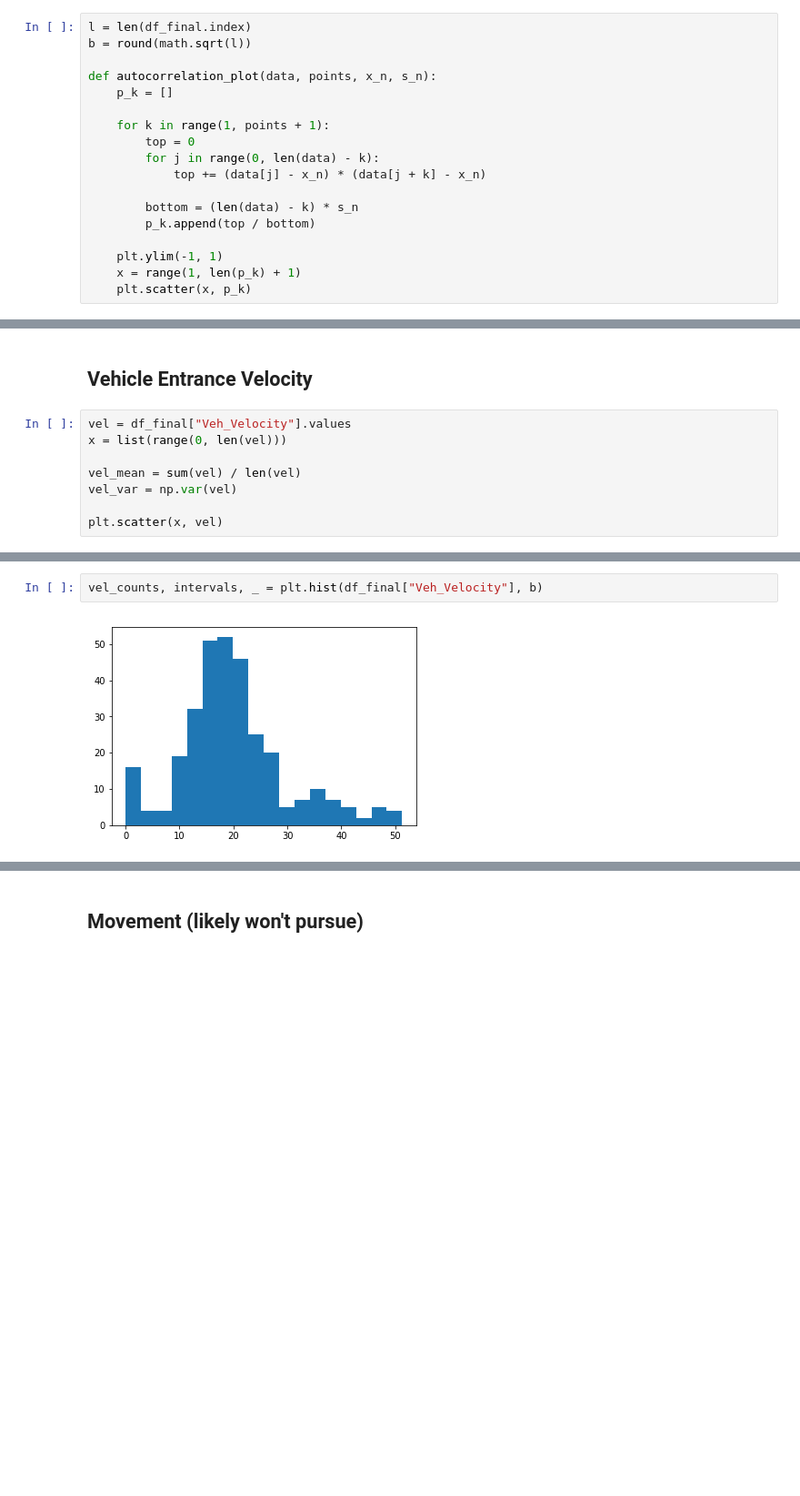
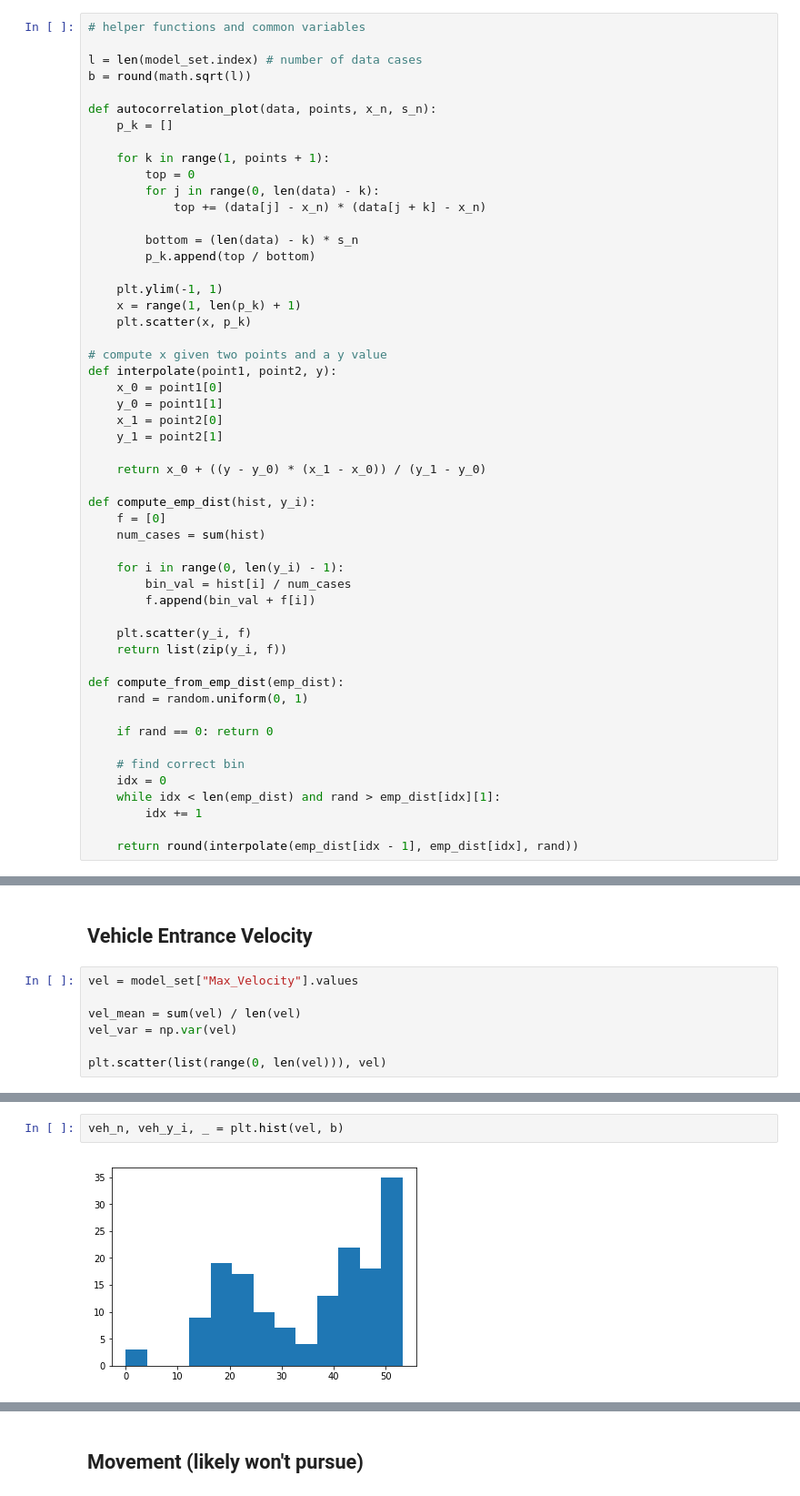
Before and after one commit to bglowniak/TrafficSimulation, a Jupyter notebook: Input Analysis/Input Analysis.ipynb, the cells around one changed output, grey strips where cells are left out. Shown at 91% size. Saved outputs shown, nothing was run; the diff lists cells and outputs as text; blank space fills up the shorter version.

```diff
--- a/Input Analysis/Input Analysis.ipynb
+++ b/Input Analysis/Input Analysis.ipynb
@@ -68,7 +80,9 @@ df_final.to_csv("Processed_vehicle_data.csv", index=False)
 # %% [markdown]
 # Input Analysis
 # %%
-l = len(df_final.index)
+# helper functions and common variables
+
+l = len(model_set.index) # number of data cases
 b = round(math.sqrt(l))
 
 def autocorrelation_plot(data, points, x_n, s_n):
@@ -85,6 +99,38 @@ def autocorrelation_plot(data, points, x_n, s_n):
     plt.ylim(-1, 1)
     x = range(1, len(p_k) + 1)
     plt.scatter(x, p_k)
+
+# compute x given two points and a y value
+def interpolate(point1, point2, y):
+    x_0 = point1[0]
+    y_0 = point1[1]
+    x_1 = point2[0]
+    y_1 = point2[1]
+
+    return x_0 + ((y - y_0) * (x_1 - x_0)) / (y_1 - y_0)
+
+def compute_emp_dist(hist, y_i):
+    f = [0]
+    num_cases = sum(hist)
+
+    for i in range(0, len(y_i) - 1):
+        bin_val = hist[i] / num_cases
+        f.append(bin_val + f[i])
+
+    plt.scatter(y_i, f)
+    return list(zip(y_i, f))
+
+def compute_from_emp_dist(emp_dist):
+    rand = random.uniform(0, 1)
+
+    if rand == 0: return 0
+
+    # find correct bin
+    idx = 0
+    while idx < len(emp_dist) and rand > emp_dist[idx][1]:
+        idx += 1
+
+    return round(interpolate(emp_dist[idx - 1], emp_dist[idx], rand))
 # %% [markdown]
 ## Interarrival Time
 # %%
@@ -182,12 +227,11 @@ Name: Intersection_Last, dtype: int64
 # %% [markdown]
 ## Vehicle Entrance Velocity
 # %%
-vel = df_final["Veh_Velocity"].values
-x = list(range(0, len(vel)))
+vel = model_set["Max_Velocity"].values
 
 vel_mean = sum(vel) / len(vel)
 vel_var = np.var(vel)
 
-plt.scatter(x, vel)
+plt.scatter(list(range(0, len(vel))), vel)
 # %% [output]
 <matplotlib.collections.PathCollection at 0x...>
@@ -199,4 +243,4 @@ autocorrelation_plot(vel, 20, vel_mean, vel_var)
 # %%
-vel_counts, intervals, _ = plt.hist(df_final["Veh_Velocity"], b)
+veh_n, veh_y_i, _ = plt.hist(vel, b)
 # %% [output]
-[figure, old version]
+[figure, new version]
```
Also changed, not shown: parts of 17 cells of this notebook, 4 other files.
